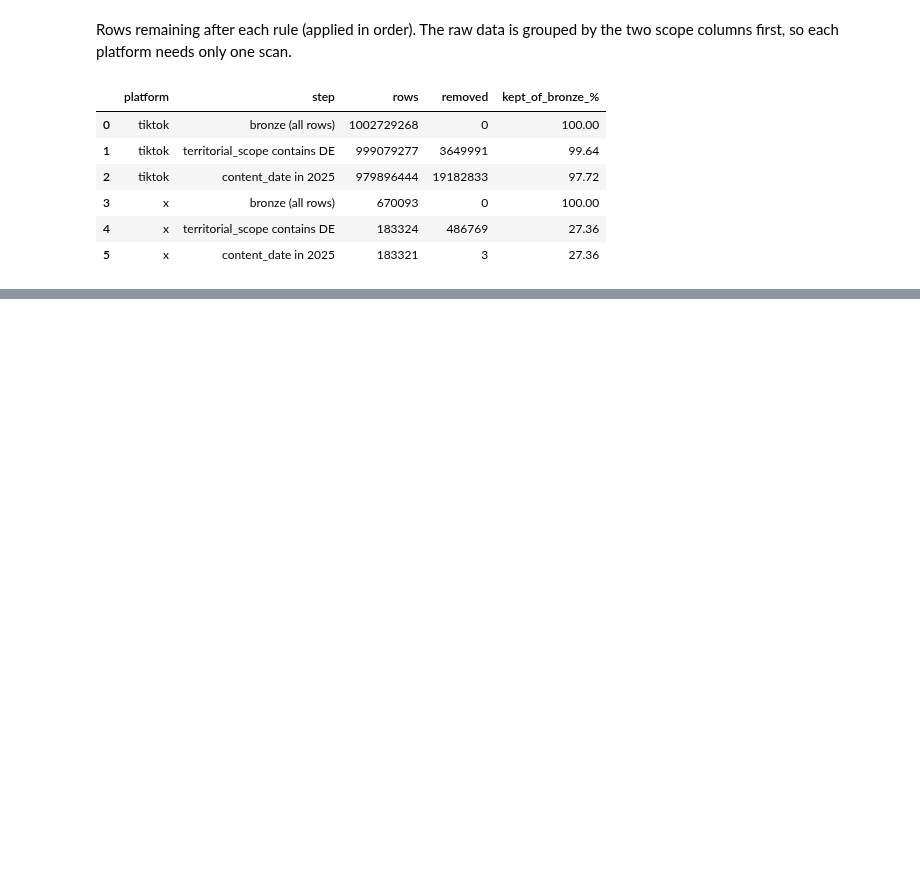
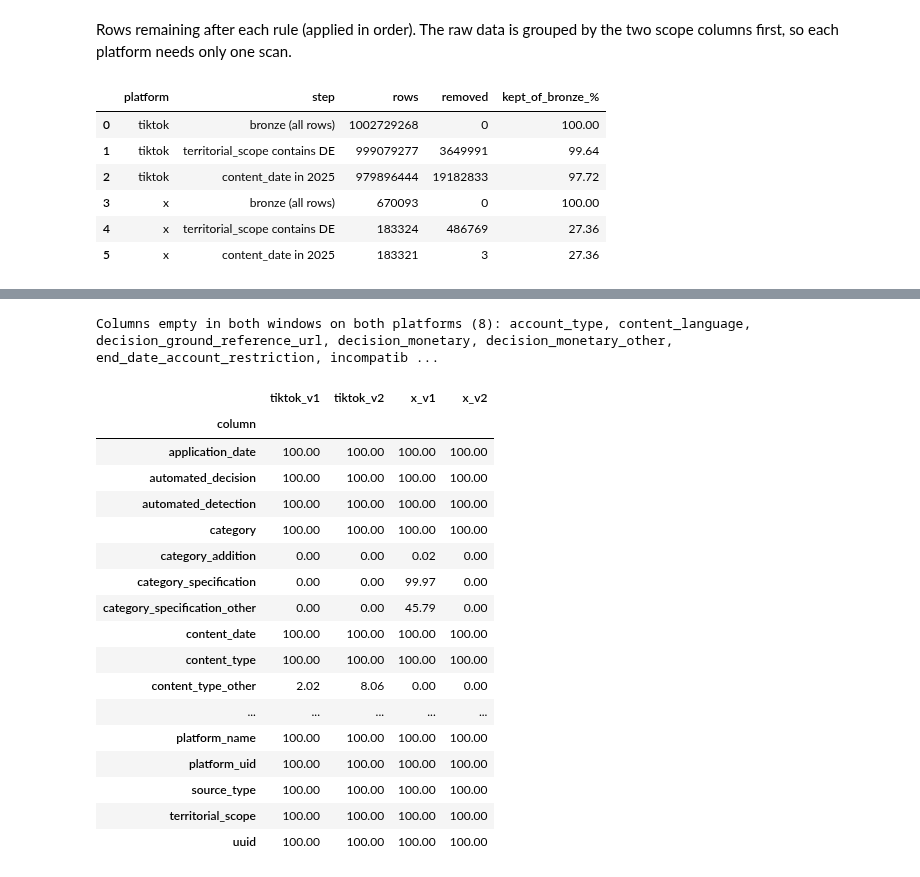
Before and after one commit to zamo-13/Abschlussarbeit, a Jupyter notebook: 02_silver.ipynb, the cells around one changed output, grey strips where cells are left out. Cells and saved outputs as stored; diff of their text form; code cells hidden in the pictures; blank space fills up the shorter version.

```diff
--- a/02_silver.ipynb
+++ b/02_silver.ipynb
@@ -89,0 +130,46 @@ funnel
+# %%
+RAW_COLS = [c for c in con.sql("SELECT * FROM silver.scoped_x LIMIT 0").columns
+            if c not in ("dump_date", "source_file", "n_countries_in_scope")]
+
+fill = []
+for p in PLATFORMS:
+    parts = []
+    for c in RAW_COLS:
+        for v, cond in (("v1", "<"), ("v2", ">=")):
+            parts.append(f"100.0 * count({c}) FILTER (WHERE content_date {cond} DATE '{SCHEMA_BREAK}') "
+                         f"/ nullif(count(*) FILTER (WHERE content_date {cond} DATE '{SCHEMA_BREAK}'), 0) "
+                         f'AS "{c}__{v}"')
+    row = con.sql(f"SELECT {', '.join(parts)} FROM silver.scoped_{p}").df().iloc[0]
+    for c in RAW_COLS:
+        fill.append({"column": c, "platform": p,
+                     "v1_%": row[f"{c}__v1"], "v2_%": row[f"{c}__v2"]})
+
+fill = pd.DataFrame(fill).round(2)
+fill_wide = fill.pivot(index="column", columns="platform", values=["v1_%", "v2_%"])
+fill_wide.columns = [f"{p}_{v.replace('_%', '')}" for v, p in fill_wide.columns]
+fill_wide = fill_wide[sorted(fill_wide.columns)].fillna(0)
+
+empty_both = fill_wide[(fill_wide == 0).all(axis=1)].index.tolist()
+print(f"Columns empty in both windows on both platforms ({len(empty_both)}):", ", ".join(empty_both))
+
+fill_wide.drop(index=empty_both)
+# %% [output]
+Columns empty in both windows on both platforms (8): account_type, content_language, decision_ground_reference_url, decision_monetary, decision_monetary_other, end_date_account_restriction, incompatib ...
+|  | tiktok_v1 | tiktok_v2 | x_v1 | x_v2 |
+| column |  |  |  |  |
+| application_date | 100.00 | 100.00 | 100.00 | 100.00 |
+| automated_decision | 100.00 | 100.00 | 100.00 | 100.00 |
+| automated_detection | 100.00 | 100.00 | 100.00 | 100.00 |
+| category | 100.00 | 100.00 | 100.00 | 100.00 |
+| category_addition | 0.00 | 0.00 | 0.02 | 0.00 |
+| category_specification | 0.00 | 0.00 | 99.97 | 0.00 |
+| category_specification_other | 0.00 | 0.00 | 45.79 | 0.00 |
+| content_date | 100.00 | 100.00 | 100.00 | 100.00 |
+| content_type | 100.00 | 100.00 | 100.00 | 100.00 |
+| content_type_other | 2.02 | 8.06 | 0.00 | 0.00 |
+| ... | ... | ... | ... | ... |
+| platform_name | 100.00 | 100.00 | 100.00 | 100.00 |
+| platform_uid | 100.00 | 100.00 | 100.00 | 100.00 |
+| source_type | 100.00 | 100.00 | 100.00 | 100.00 |
+| territorial_scope | 100.00 | 100.00 | 100.00 | 100.00 |
+| uuid | 100.00 | 100.00 | 100.00 | 100.00 |
```
Also changed, not shown: parts of 32 cells of this notebook, 28 other files.
